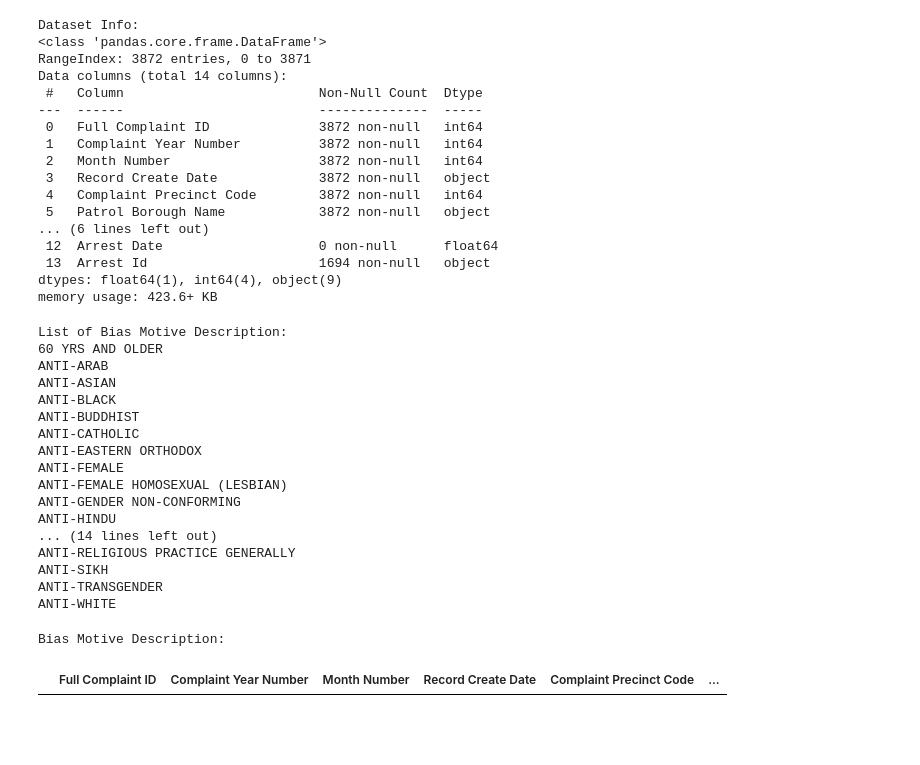
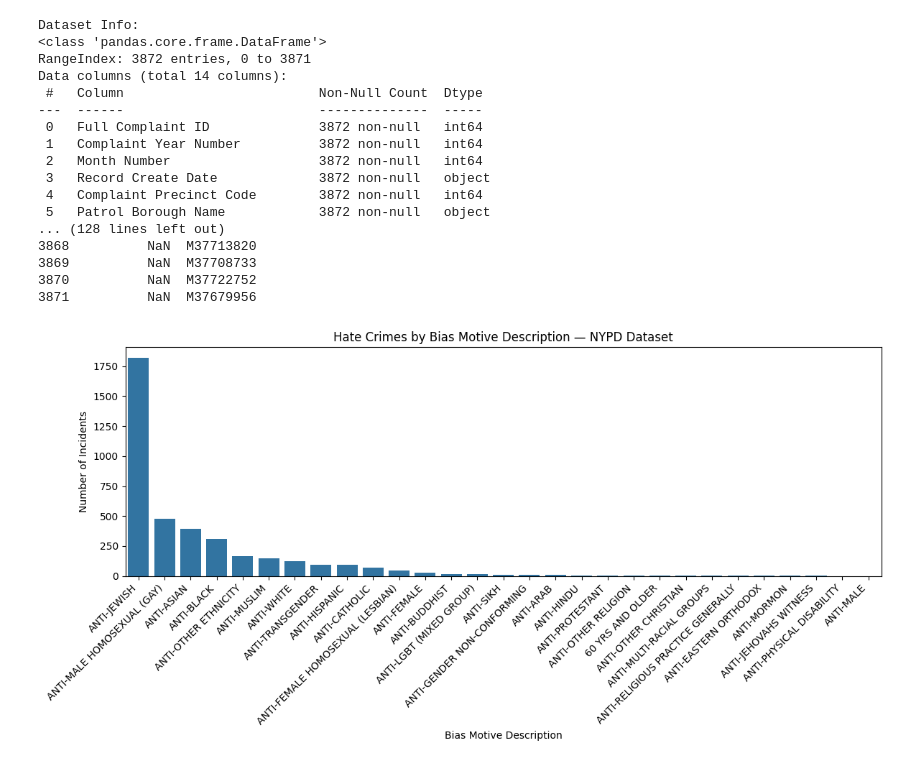
Before and after one commit to madfrantic/helloworld, a Jupyter notebook: project02c.ipynb, the cells around one changed output. Saved outputs shown, nothing was run; the diff lists cells and outputs as text; code cells hidden in the pictures; blank space fills up the shorter version.

```diff
--- a/project02c.ipynb
+++ b/project02c.ipynb
@@ -8,15 +9,17 @@ import numpy as np
 import matplotlib.pyplot as plt
 import seaborn as sns
 # %%
-df = pd.read_csv(
-    "https://raw.githubusercontent.com/madfrantic/helloworld/refs/heads/main/NYPD_Hate_Crimes_20251209.csv"
-)
-
-schools = df.copy()
-
+url = "https://raw.githubusercontent.com/madfrantic/helloworld/refs/heads/main/NYPD_Hate_Crimes_20251209.csv"
+df = pd.read_csv(url)
 
 print("Dataset Info:")
-schools.info()
+df.info()
+
+print("\nHead:")
+print(df.head(10))
+
+print("\nTail:")
+print(df.tail(10))
 # %% [output]
 Dataset Info:
 <class 'pandas.core.frame.DataFrame'>
@@ -30,42 +33,24 @@ Data columns (total 14 columns):
  3   Record Create Date             3872 non-null   object
  4   Complaint Precinct Code        3872 non-null   int64
  5   Patrol Borough Name            3872 non-null   object
-... (6 lines left out)
- 12  Arrest Date                    0 non-null      float64
- 13  Arrest Id                      1694 non-null   object
-dtypes: float64(1), int64(4), object(9)
-memory usage: 423.6+ KB
+... (128 lines left out)
+3868          NaN  M37713820
+3869          NaN  M37708733
+3870          NaN  M37722752
+3871          NaN  M37679956
-# %%
-print("\nList of Bias Motive Description:")
-for school in sorted(schools["Bias Motive Description"].unique()):
-    print(school)
-# %% [output]
-List of Bias Motive Description:
-60 YRS AND OLDER
-ANTI-ARAB
-ANTI-ASIAN
-ANTI-BLACK
-ANTI-BUDDHIST
-ANTI-CATHOLIC
-ANTI-EASTERN ORTHODOX
-ANTI-FEMALE
-ANTI-FEMALE HOMOSEXUAL (LESBIAN)
-ANTI-GENDER NON-CONFORMING
-ANTI-HINDU
-... (14 lines left out)
-ANTI-RELIGIOUS PRACTICE GENERALLY
-ANTI-SIKH
-ANTI-TRANSGENDER
-ANTI-WHITE
-# %%
-schools_qc = schools[schools["School Name"].str.contains("Art and Design High School", na=False)]
-print("\nArt and Design High School Rows:")
-display(schools_qc.head())
-
-# Filter to year 2016
-schools_qc_2016 = schools_qc[schools_qc["Year"].astype(str) == "2016"]
-print("\nArt and Design High School 2016 Data:")
-display(schools_qc_2016)
-# %% [output]
-Bias Motive Description:
-|  | Full Complaint ID | Complaint Year Number | Month Number | Record Create Date | Complaint Precinct Code | ... |
+# %%
+bias_col = "Bias Motive Description"
+
+bias_counts = df[bias_col].value_counts(dropna=False)
+bias_counts = bias_counts[bias_counts.index.notna()]
+
+plt.figure(figsize=(12, 6))
+sns.barplot(x=bias_counts.index, y=bias_counts.values)
+plt.xticks(rotation=45, ha='right')
+plt.ylabel("Number of Incidents")
+plt.xlabel("Bias Motive Description")
+plt.title("Hate Crimes by Bias Motive Description — NYPD Dataset")
+plt.tight_layout()
+plt.show()
+# %% [output]
+[figure, added]
```
Also changed, not shown: parts of 15 cells of this notebook.
